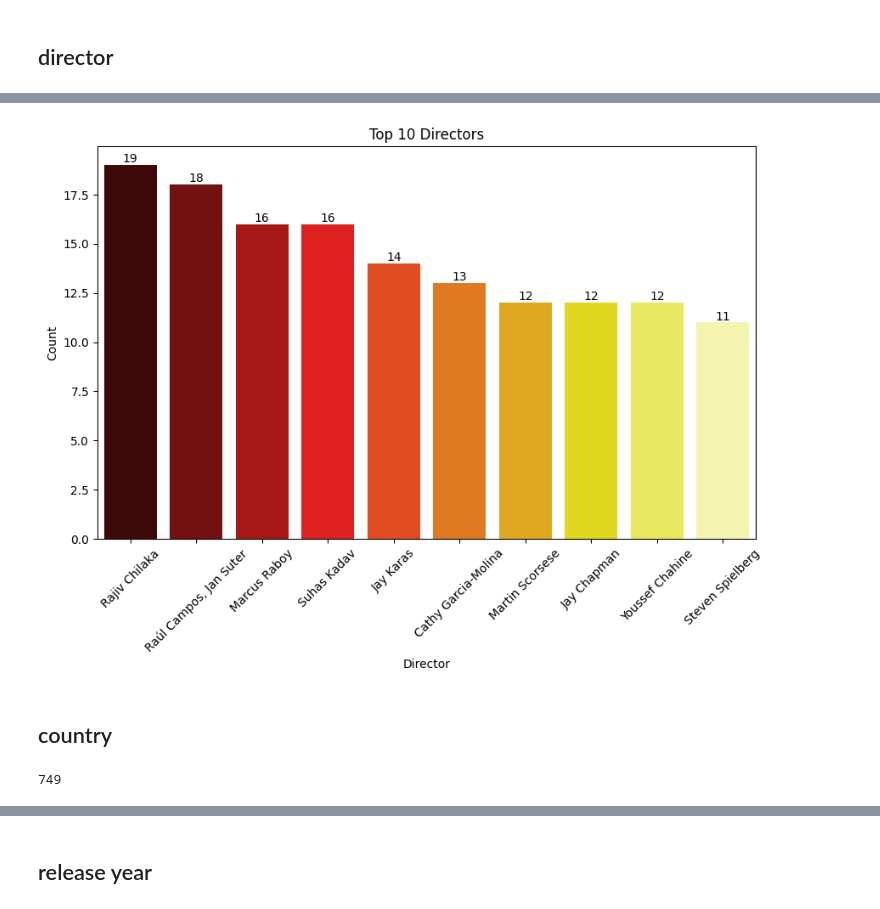
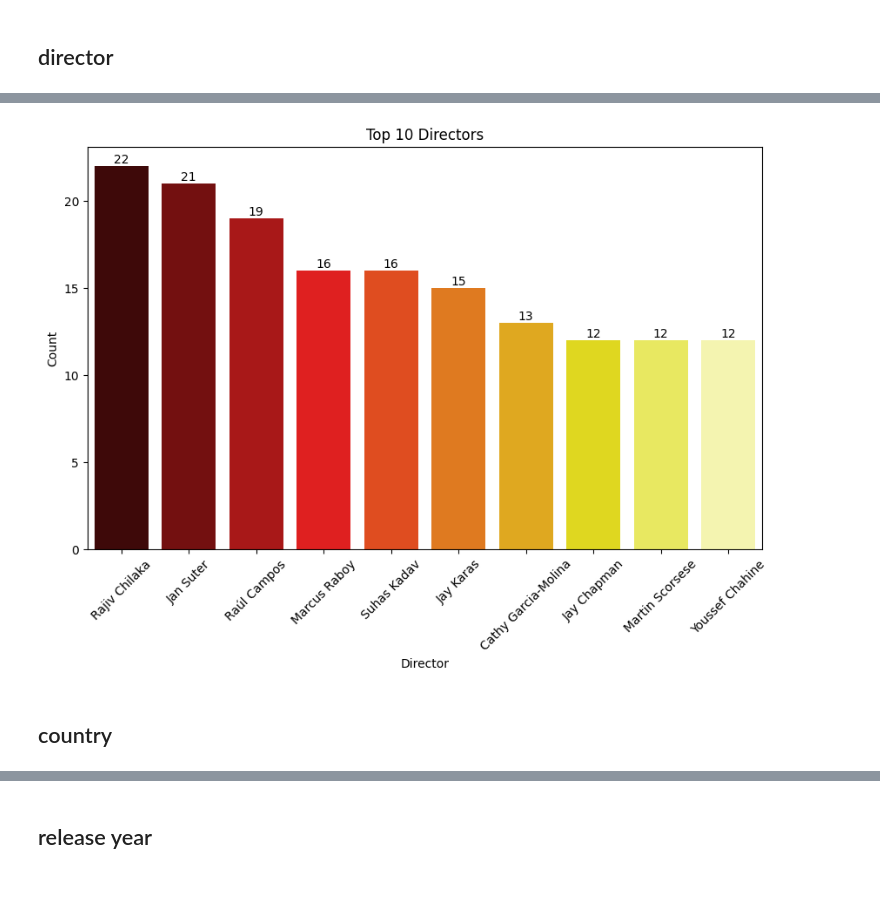
Before and after one commit to Seong-jieun/netflix_eda, a Jupyter notebook: Netflix_data_analysis.ipynb, the cells around one changed output, grey strips where cells are left out. Cells and saved outputs as stored; diff of their text form; code cells hidden in the pictures.

```diff
--- a/Netflix_data_analysis.ipynb
+++ b/Netflix_data_analysis.ipynb
@@ -198,0 +177,23 @@ print(top_10_directors)
+# %%
+# 새로운 데이터프레임 생성
+# 콤마 기준으로 감독명 분리, type별로 구분
+movie_dir = df[df['type'] == 'Movie']['director'].str.split(', ').explode().value_counts()
+tv_show_dir = df[df['type'] == 'TV Show']['director'].str.split(', ').explode().value_counts()
+
+# 데이터프레임 생성
+df_dir_counts = pd.DataFrame({'Movie': movie_dir, 'TV Show': tv_show_dir})
+
+# 결측값 0으로 대체
+df_dir_counts['Movie'] = df_dir_counts['Movie'].fillna(0)
+df_dir_counts['TV Show'] = df_dir_counts['TV Show'].fillna(0)
+
+# Total 컬럼 생성
+df_dir_counts['Total'] = df_dir_counts['Movie'] + df_dir_counts['TV Show']
+
+# 데이터 타입 변경(float -> int)
+df_dir_counts = df_dir_counts.astype(int)
+
+# 내림차순으로 정렬
+df_dir_counts = df_dir_counts.sort_values(by='Total', ascending=False)
+
+print(df_dir_counts)
@@ -198,0 +219,5 @@ print(top_10_directors)
+# %%
+# Unknown제외 상위 10명 데이터프레임 생성
+df_dir_counts_top10 = df_dir_counts[df_dir_counts.index != 'Unknown'].head(10)
+
+df_dir_counts_top10
@@ -199,23 +237,17 @@ print(top_10_directors)
 # %%
-# 상위 10개 director 시각화
+# 시각화
 plt.figure(figsize=(10, 6))
-sns.barplot(data=top_10_directors, x='director', y='count', palette='hot')
+sns.barplot(data=df_dir_counts_top10, x='director', y='Total', palette='hot')
 
 for p in plt.gca().patches:
     plt.text(p.get_x() + p.get_width() / 2, p.get_height(), int(p.get_height()), ha='center', va='bottom')
 
 plt.title('Top 10 Directors')
 plt.xlabel('Director')
 plt.xticks(rotation=45)
 plt.ylabel('Count')
 plt.show()
 # %% [output]
-[figure, old version]
+[figure, new version]
 # %% [markdown]
 ## country
-# %%
-df['country'].nunique()
-
-# 총 국가 수: 749
-# %% [output]
-749
```
Also changed, not shown: parts of 47 cells of this notebook.
